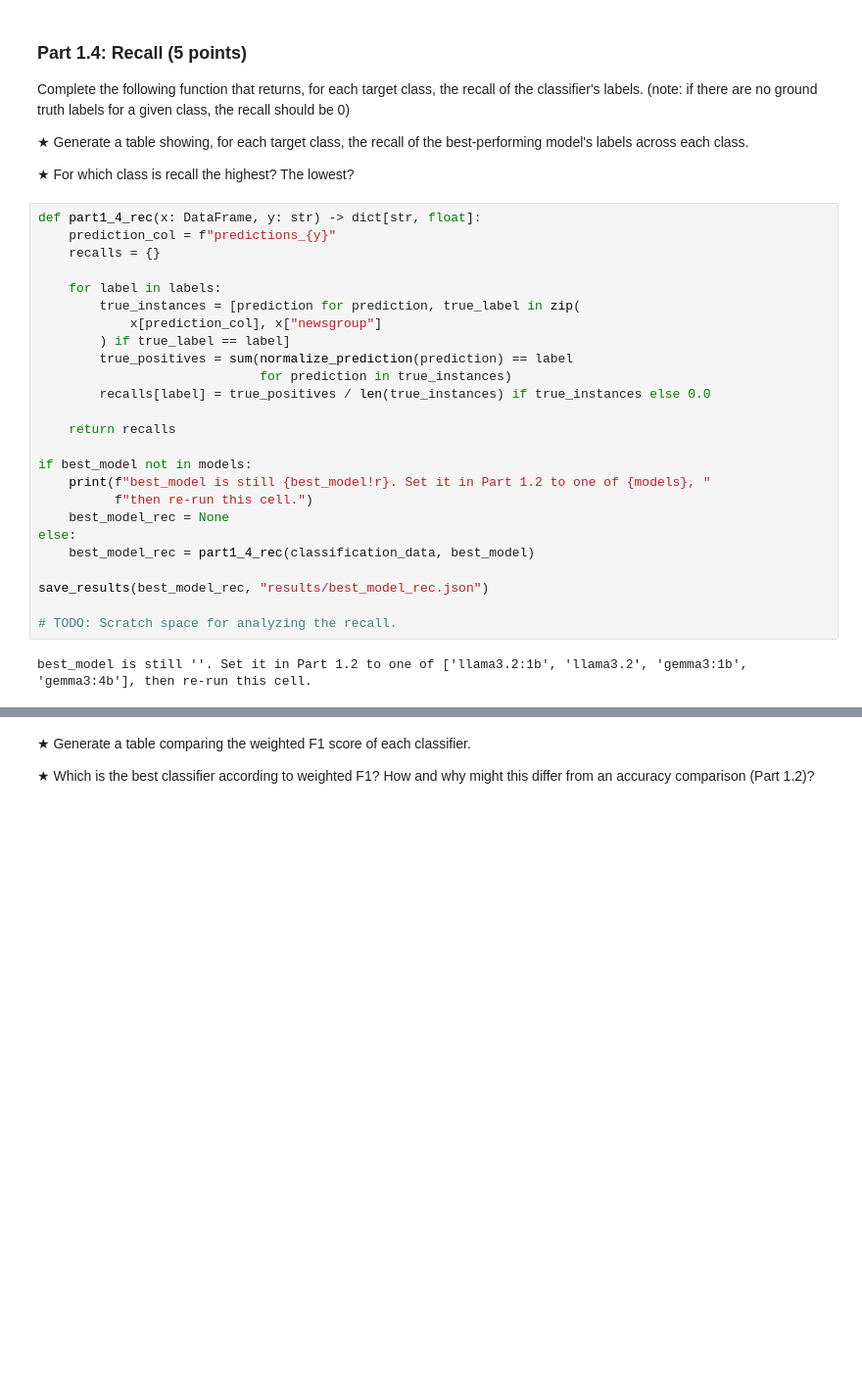
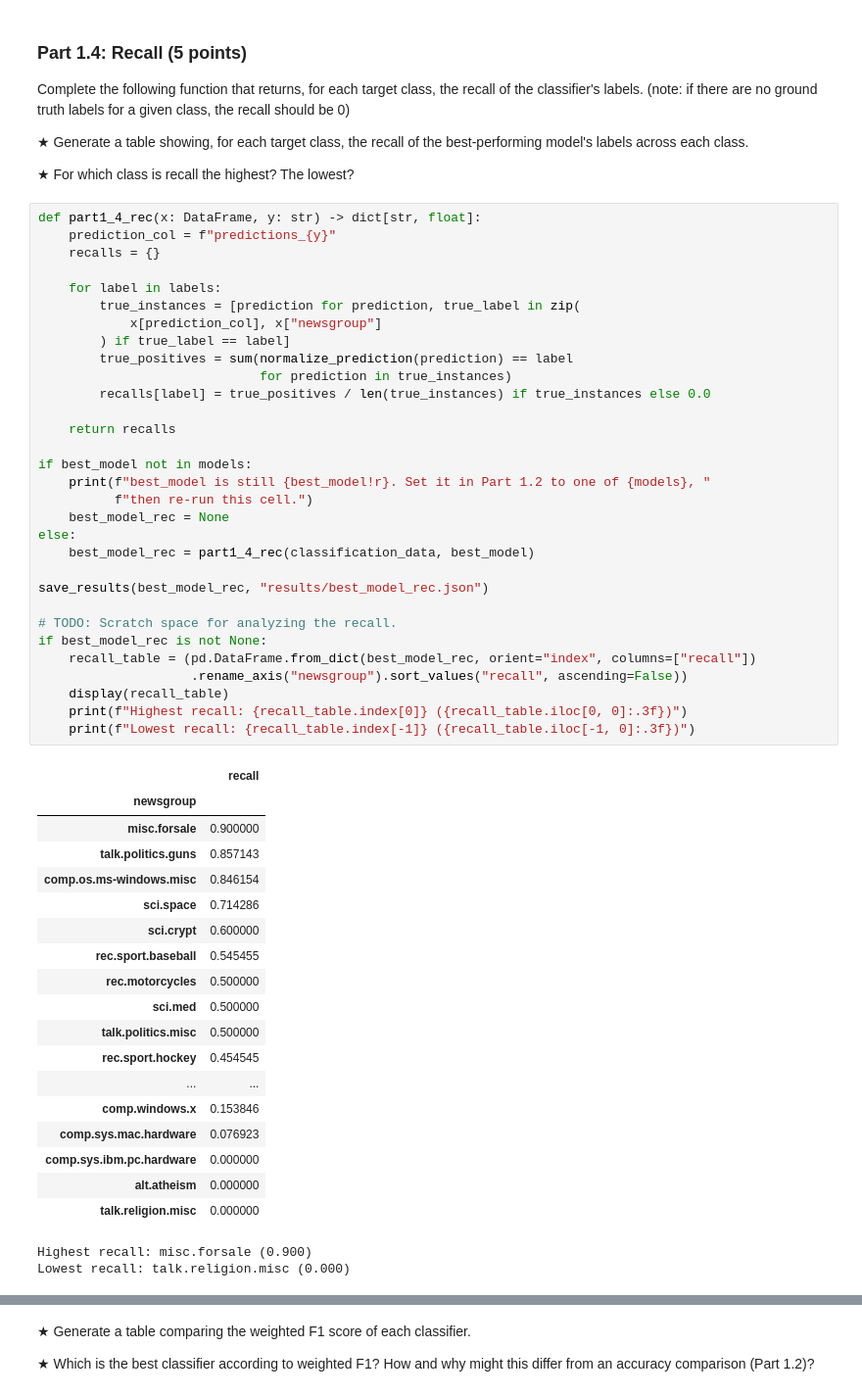
Before and after one commit to WjNaG2/SI140-RedEnvelope, a Jupyter notebook: HW1.ipynb, the cells around one changed output, grey strips where cells are left out. Shown at 98% size. Cells and saved outputs as stored; diff of their text form; blank space fills up the shorter version.

```diff
--- a/HW1.ipynb
+++ b/HW1.ipynb
@@ -462,30 +531,55 @@ Complete the following function that returns, for each target class, the recall
 # %%
 def part1_4_rec(x: DataFrame, y: str) -> dict[str, float]:
     prediction_col = f"predictions_{y}"
     recalls = {}
 
     for label in labels:
         true_instances = [prediction for prediction, true_label in zip(
             x[prediction_col], x["newsgroup"]
         ) if true_label == label]
         true_positives = sum(normalize_prediction(prediction) == label
                              for prediction in true_instances)
         recalls[label] = true_positives / len(true_instances) if true_instances else 0.0
 
     return recalls
 
 if best_model not in models:
     print(f"best_model is still {best_model!r}. Set it in Part 1.2 to one of {models}, "
           f"then re-run this cell.")
     best_model_rec = None
 else:
     best_model_rec = part1_4_rec(classification_data, best_model)
 
 save_results(best_model_rec, "results/best_model_rec.json")
 
 # TODO: Scratch space for analyzing the recall.
+if best_model_rec is not None:
+    recall_table = (pd.DataFrame.from_dict(best_model_rec, orient="index", columns=["recall"])
+                    .rename_axis("newsgroup").sort_values("recall", ascending=False))
+    display(recall_table)
+    print(f"Highest recall: {recall_table.index[0]} ({recall_table.iloc[0, 0]:.3f})")
+    print(f"Lowest recall: {recall_table.index[-1]} ({recall_table.iloc[-1, 0]:.3f})")
 # %% [output]
+|  | recall |
+| newsgroup |  |
+| misc.forsale | 0.900000 |
+| talk.politics.guns | 0.857143 |
+| comp.os.ms-windows.misc | 0.846154 |
+| sci.space | 0.714286 |
+| sci.crypt | 0.600000 |
+| rec.sport.baseball | 0.545455 |
+| rec.motorcycles | 0.500000 |
+| sci.med | 0.500000 |
+| talk.politics.misc | 0.500000 |
+| rec.sport.hockey | 0.454545 |
+| ... | ... |
+| comp.windows.x | 0.153846 |
+| comp.sys.mac.hardware | 0.076923 |
+| comp.sys.ibm.pc.hardware | 0.000000 |
+| alt.atheism | 0.000000 |
+| talk.religion.misc | 0.000000 |
-best_model is still ''. Set it in Part 1.2 to one of ['llama3.2:1b', 'llama3.2', 'gemma3:1b', 'gemma3:4b'], then re-run this cell.
+Highest recall: misc.forsale (0.900)
+Lowest recall: talk.religion.misc (0.000)
 # %% [markdown]
 ### Part 1.5: F1 (5 points)
 
```
Also changed, not shown: parts of 5 cells of this notebook.
